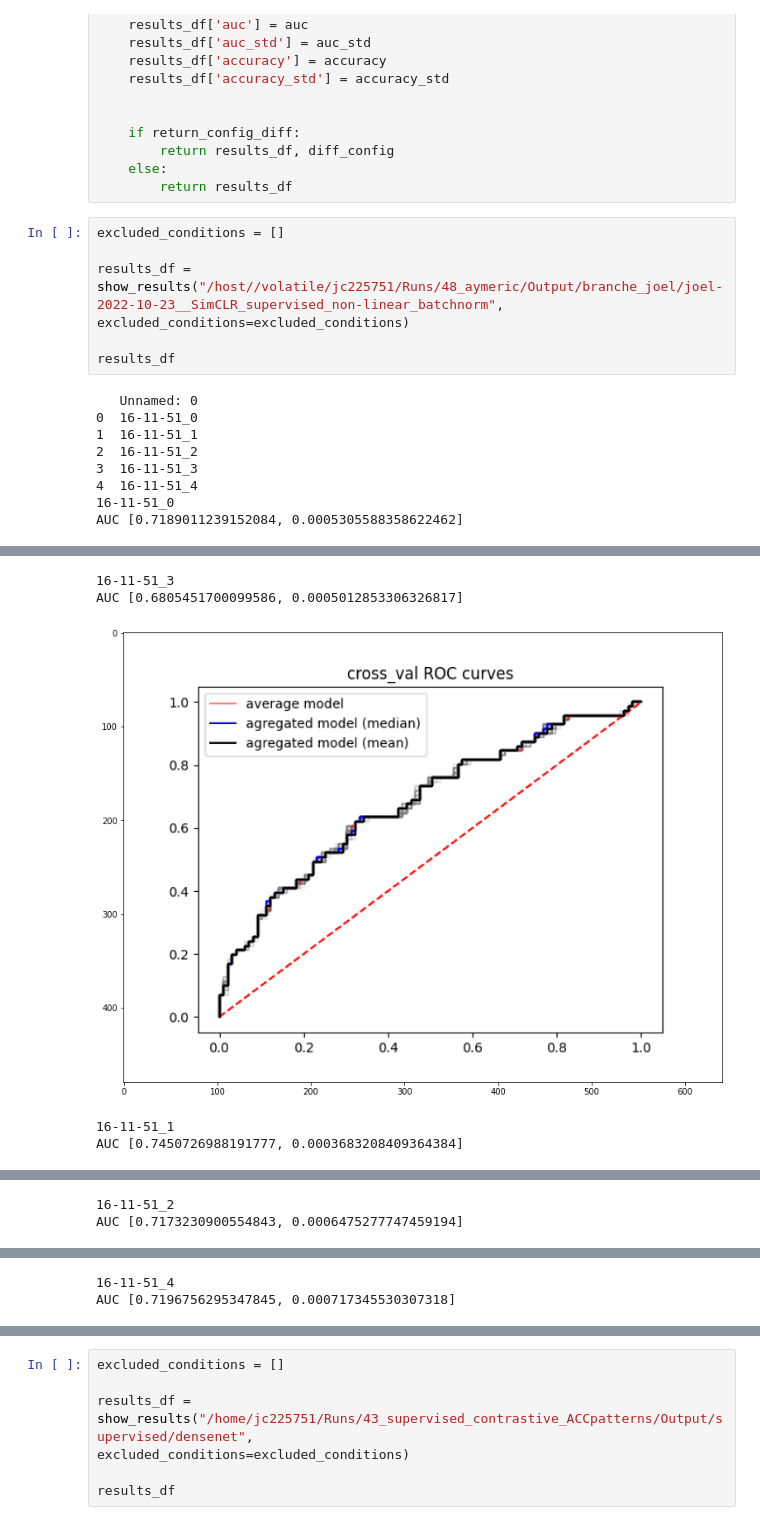
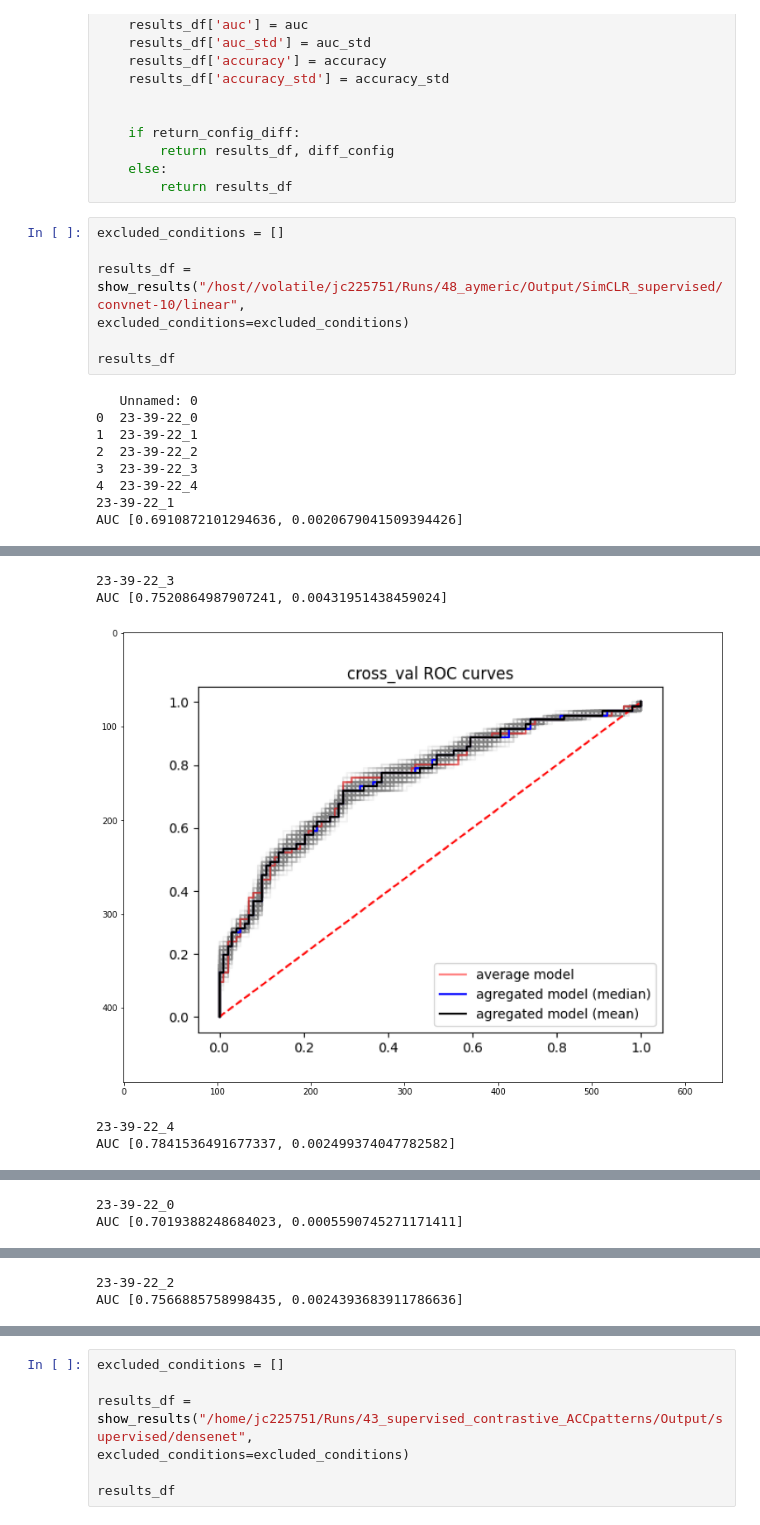
Before and after one commit to neurospin-projects/2022_jchavas_cingulate_inhibitory_control, a Jupyter notebook: contrastive/notebooks/classifiers_results.ipynb, the cells around one changed output, grey strips where cells are left out. Drawn from its saved outputs; the diff is of its cells as text.

```diff
--- a/contrastive/notebooks/classifiers_results.ipynb
+++ b/contrastive/notebooks/classifiers_results.ipynb
@@ -105,16 +105,16 @@ def show_results(dir_path, figsize=(16,10), return_config_diff=False, excluded_c
 # %%
 excluded_conditions = []
 
-results_df = show_results("/host//volatile/jc225751/Runs/48_aymeric/Output/branche_joel/joel-2022-10-23__SimCLR_supervised_non-linear_batchnorm",
+results_df = show_results("/host//volatile/jc225751/Runs/48_aymeric/Output/SimCLR_supervised/convnet-10/linear",
 excluded_conditions=excluded_conditions)
 
 results_df
 # %% [output]
    Unnamed: 0
-0  16-11-51_0
-1  16-11-51_1
-2  16-11-51_2
-3  16-11-51_3
-4  16-11-51_4
-16-11-51_0
-AUC [0.7189011239152084, 0.0005305588358622462]
+0  23-39-22_0
+1  23-39-22_1
+2  23-39-22_2
+3  23-39-22_3
+4  23-39-22_4
+23-39-22_1
+AUC [0.6910872101294636, 0.0020679041509394426]
@@ -122,5 +122,5 @@ AUC [0.7189011239152084, 0.0005305588358622462]
-16-11-51_3
-AUC [0.6805451700099586, 0.0005012853306326817]
+23-39-22_3
+AUC [0.7520864987907241, 0.00431951438459024]
-[figure, old version]
+[figure, new version]
-16-11-51_1
-AUC [0.7450726988191777, 0.0003683208409364384]
+23-39-22_4
+AUC [0.7841536491677337, 0.002499374047782582]
@@ -128,2 +128,2 @@ AUC [0.7450726988191777, 0.0003683208409364384]
-16-11-51_2
-AUC [0.7173230900554843, 0.0006475277747459194]
+23-39-22_0
+AUC [0.7019388248684023, 0.0005590745271171411]
@@ -131,2 +131,2 @@ AUC [0.7173230900554843, 0.0006475277747459194]
-16-11-51_4
-AUC [0.7196756295347845, 0.000717345530307318]
+23-39-22_2
+AUC [0.7566885758998435, 0.0024393683911786636]
```
Also changed, not shown: parts of 2 cells of this notebook, 5 other files.
